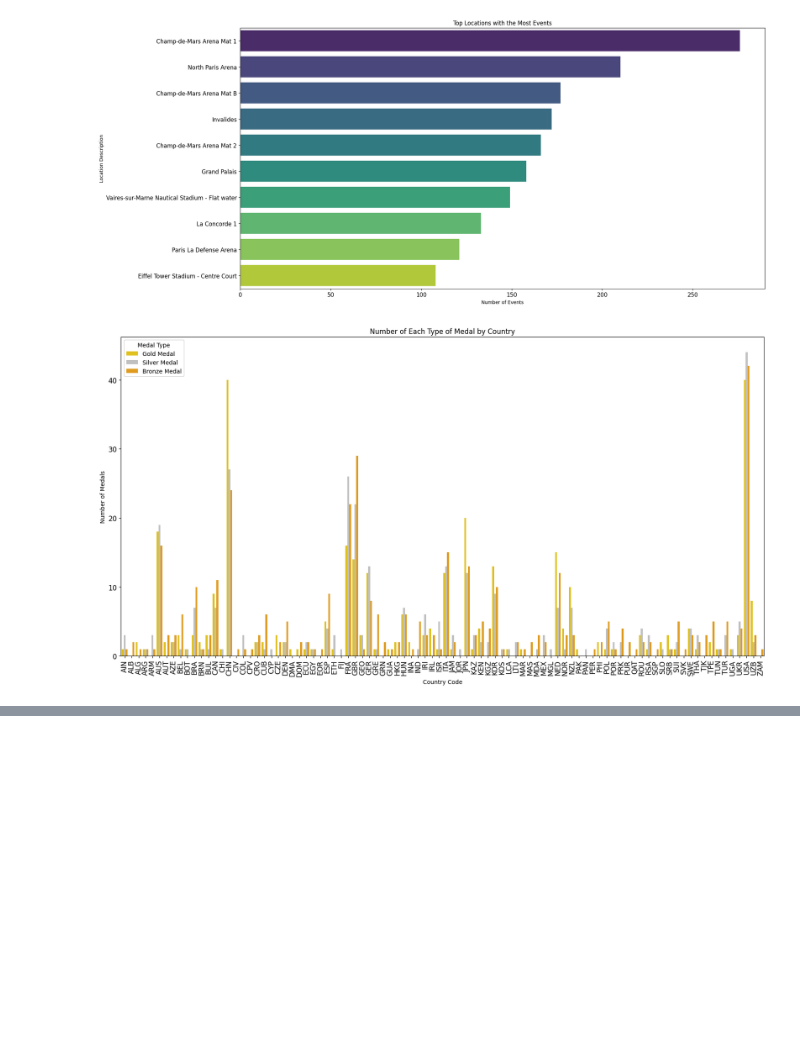
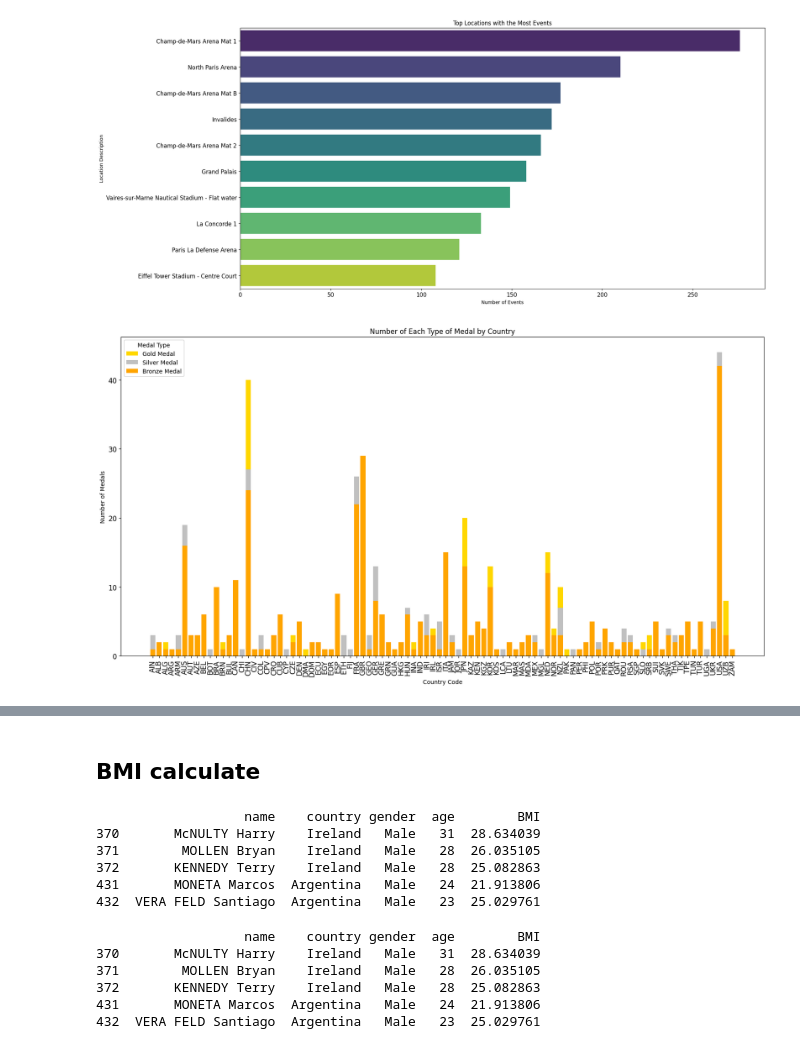
Before and after one commit to realshubhamraut/olympics2024-analysis, a Jupyter notebook: analysis.ipynb, the cells around one changed output, grey strips where cells are left out. Drawn from its saved outputs; the diff is of its cells as text; code cells hidden in the pictures; blank space fills up the shorter version.

```diff
--- a/analysis.ipynb
+++ b/analysis.ipynb
@@ -333,27 +340,29 @@ medals_pivot.reset_index(inplace=True)
 # %%
 # Melted the pivot table to long format for easier plotting with seaborn
 medals_melted = medals_pivot.melt(id_vars='country_code', value_vars=['Gold Medal', 'Silver Medal', 'Bronze Medal'], var_name='medal_type', value_name='medal_count')
 
 
 # Defined the custom color palette
 custom_palette = {
     'Gold Medal': 'gold',
     'Silver Medal': 'silver',
     'Bronze Medal': 'orange'
 }
 
 # Ploted the bar chart
 plt.figure(figsize=(20, 10))
-sns.barplot(x='country_code', y='medal_count', hue='medal_type', data=medals_melted, palette=custom_palette)
+for medal_type in ['Gold Medal', 'Silver Medal', 'Bronze Medal']:
+    subset = medals_melted[medals_melted['medal_type'] == medal_type]
+    plt.bar(subset['country_code'], subset['medal_count'], label=medal_type, color=custom_palette[medal_type])
 plt.title('Number of Each Type of Medal by Country')
 plt.xlabel('Country Code')
 plt.ylabel('Number of Medals')
 plt.xticks(rotation=90, fontsize=12)
 plt.yticks(fontsize=12)
 plt.legend(title='Medal Type')
 plt.show()
 # %% [output]
-[figure, old version]
+[figure, new version]
 # %%
 from tabulate import tabulate
 
@@ -393,3 +402,73 @@ print(tabulate(medals_table, headers='keys', tablefmt='psql'))
 | 90 | JOR            |              0 |            0 |              1 |              1 |
 | 91 | ZAM            |              1 |            0 |              0 |              1 |
 +----+----------------+----------------+--------------+----------------+----------------+
+# %% [markdown]
+## BMI calculate
+# %%
+import pandas as pd
+import os
+
+# Load the athletes data
+athletes_df = pd.read_csv(os.path.join(general_folder_path, 'athletes.csv'))
+
+# Ensure 'weight' column contains only numeric values
+athletes_df['weight'] = pd.to_numeric(athletes_df['weight'], errors='coerce')
+
+# Feature Engineering
+# Calculate age from birth_date
+athletes_df['birth_date'] = pd.to_datetime(athletes_df['birth_date'])
+athletes_df['age'] = (pd.to_datetime('2024-07-27') - athletes_df['birth_date']).dt.days // 365
+
+# Drop rows with '0' or NaN values in 'height' and 'weight' columns
+athletes_df = athletes_df[(athletes_df['height'] > 0) & (athletes_df['weight'] > 0)]
+athletes_df = athletes_df.dropna(subset=['height', 'weight'])
+
+# Calculate BMI (Body Mass Index)
+athletes_df['BMI'] = athletes_df['weight'] / (athletes_df['height']/100)**2
+
+# Select only the required columns
+result_df = athletes_df[['name', 'country', 'gender', 'age', 'BMI']]
+
+# Display the first few rows of the result DataFrame
+print(result_df.head())
+# %% [output]
+                   name    country gender  age        BMI
+370       McNULTY Harry    Ireland   Male   31  28.634039
+371        MOLLEN Bryan    Ireland   Male   28  26.035105
+372       KENNEDY Terry    Ireland   Male   28  25.082863
+431       MONETA Marcos  Argentina   Male   24  21.913806
+432  VERA FELD Santiago  Argentina   Male   23  25.029761
+# %%
+import pandas as pd
+import os
+
+# Load the athletes data
+athletes_df = pd.read_csv(os.path.join(general_folder_path, 'athletes.csv'))
+
+# Ensure 'weight' column contains only numeric values
+athletes_df['weight'] = pd.to_numeric(athletes_df['weight'], errors='coerce')
+
+# Feature Engineering
+# Calculate age from birth_date
+athletes_df['birth_date'] = pd.to_datetime(athletes_df['birth_date'])
+athletes_df['age'] = (pd.to_datetime('2024-07-27') - athletes_df['birth_date']).dt.days // 365
+
+# Drop rows with '0' or NaN values in 'height' and 'weight' columns
+athletes_df = athletes_df[(athletes_df['height'] > 0) & (athletes_df['weight'] > 0)]
+athletes_df = athletes_df.dropna(subset=['height', 'weight'])
+
+# Calculate BMI (Body Mass Index)
+athletes_df['BMI'] = athletes_df['weight'] / (athletes_df['height']/100)**2
+
+# Select only the required columns
+result_df = athletes_df[['name', 'country', 'gender', 'age', 'BMI']]
+
+# Display the first few rows of the result DataFrame
+print(result_df.head())
+# %% [output]
+                   name    country gender  age        BMI
+370       McNULTY Harry    Ireland   Male   31  28.634039
+371        MOLLEN Bryan    Ireland   Male   28  26.035105
+372       KENNEDY Terry    Ireland   Male   28  25.082863
+431       MONETA Marcos  Argentina   Male   24  21.913806
+432  VERA FELD Santiago  Argentina   Male   23  25.029761
```
Also changed, not shown: parts of 11 cells of this notebook, 8 other files.
